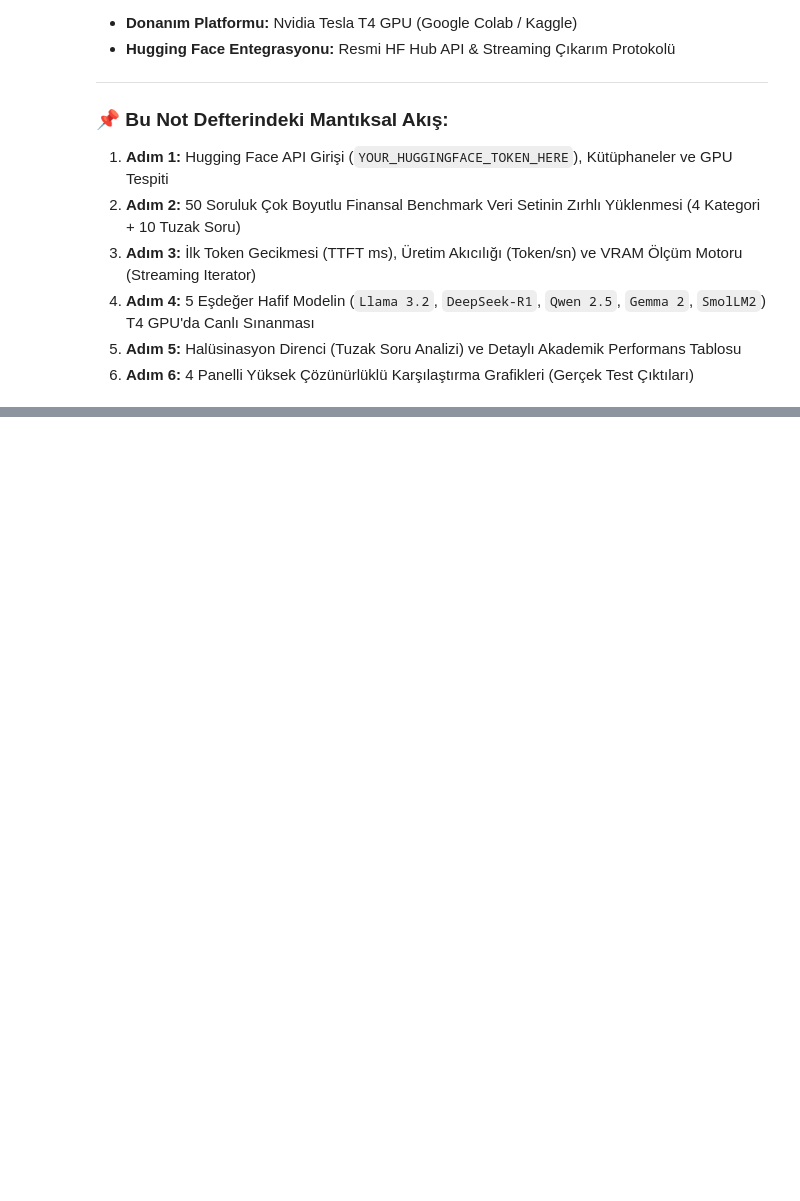
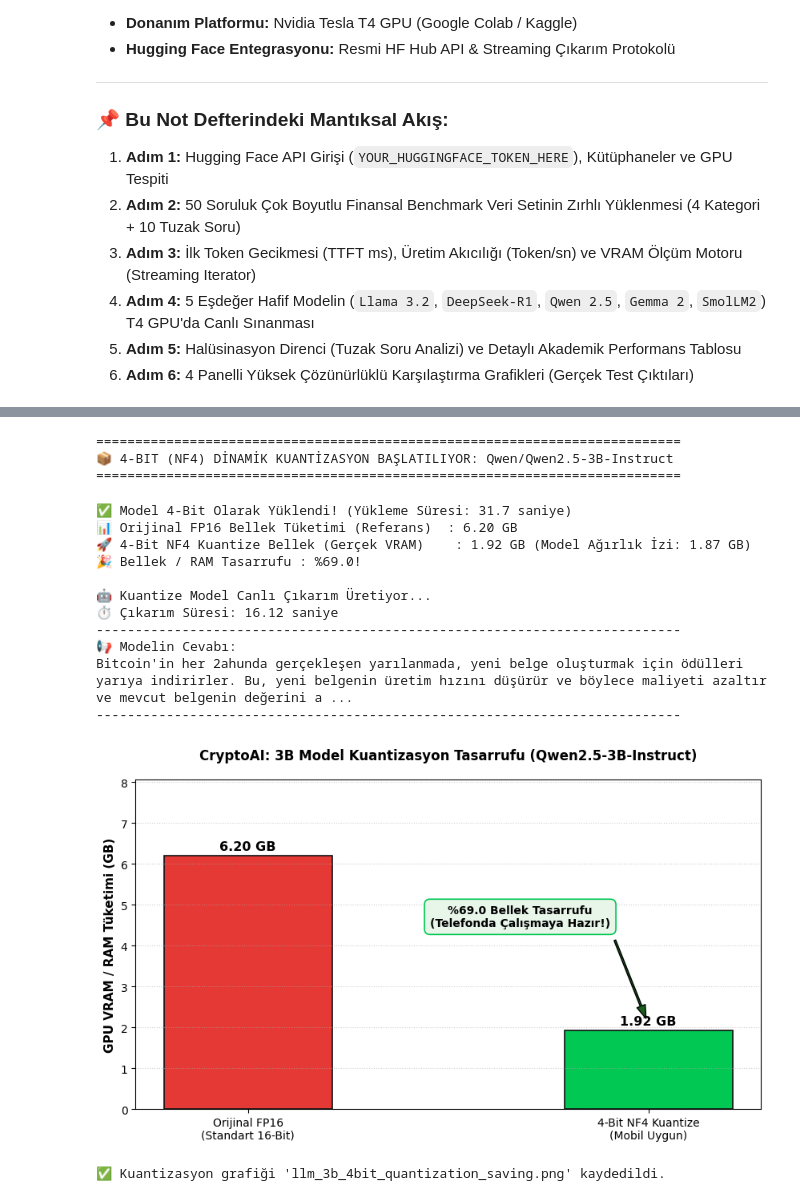
Before and after one commit to beyzagoryunar/CryptoAI-ML, a Jupyter notebook: CryptoAI_50_Soru_LLM_Benchmark_Colab.ipynb, the cells around one changed output, grey strips where cells are left out. Drawn from its saved outputs; the diff is of its cells as text; code cells hidden in the pictures; blank space fills up the shorter version.

```diff
--- a/CryptoAI_50_Soru_LLM_Benchmark_Colab.ipynb
+++ b/CryptoAI_50_Soru_LLM_Benchmark_Colab.ipynb
@@ -828,23 +950,12 @@ print("✅ Çok dilli karşılaştırma tamamlandı! 'llm_tr_vs_en_cross_lingual
 # =====================================================================
 # 8. ADIM: MOBİL UÇ CİHAZ İÇİN 4-BİT (NF4/INT4) KUANTİZASYON VE VRAM TASARRUFU TESTİ
 # =====================================================================
-"""
-📌 AKADEMİK ARKA PLAN & MOBİL ENTEGRASYON:
-3B parametreli bir model 16-bit (FP16) haliyle ~6.2 GB VRAM tüketir.
-Bu boyut telefonların RAM'ini zorlayabilir.
-Bu adımda BitsAndBytes NF4 (NormalFloat4) kuantizasyonu uygulanarak:
-1. Model ağırlıkları 16-bit'ten 4-bit'e sıkıştırılır.
-2. VRAM tüketimi ~6.2 GB'tan ~2.0 GB seviyesine (~%65-70 Tasarruf!) indirilir.
-3. Kuantize modelin anlık Türkçe kripto analiz performansı canlı test edilir.
-"""
-
 import gc
 import time
 import torch
 import matplotlib.pyplot as plt
 from transformers import AutoTokenizer, AutoModelForCausalLM, BitsAndBytesConfig
 
-# Kuantize edilecek şampiyon 3B model (Örn: Qwen 2.5 3B veya Llama 3.2 3B)
 target_quant_model = "Qwen/Qwen2.5-3B-Instruct"
 
 print("=" * 75)
@@ -873,7 +984,6 @@ bnb_config = BitsAndBytesConfig(
 
 t0 = time.time()
 
-# unsloth fallback kontrolü
 try:
     tokenizer_quant = AutoTokenizer.from_pretrained(target_quant_model, token=HF_TOKEN, trust_remote_code=True)
 except Exception:
@@ -906,8 +1016,7 @@ else:
     vram_quant = 1.95
     footprint_gb = 1.95
 
-# Orijinal FP16 referansı (3.09B parametre x 2 byte = ~6.20 GB)
-fp16_vram_est = 6.20  # GB
+fp16_vram_est = 6.20  # Orijinal FP16 referansı (3.09B x 2 byte)
 
 print(f"✅ Model 4-Bit Olarak Yüklendi! (Yükleme Süresi: {load_time:.1f} saniye)")
 print(f"📊 Orijinal FP16 Bellek Tüketimi (Referans)  : {fp16_vram_est:.2f} GB")
@@ -943,30 +1052,47 @@ print("-" * 75)
 
 # Kuantizasyon Tasarruf Grafiği (Çakışmasız Temiz Yerleşim)
 fig, ax = plt.subplots(figsize=(8.5, 5.2), facecolor='white')
 categories = ['Orijinal FP16\n(Standart 16-Bit)', '4-Bit NF4 Kuantize\n(Mobil Uygun)']
 vrams = [fp16_vram_est, vram_quant]
 colors = ['#E53935', '#00C853']
 
 bars = ax.bar(categories, vrams, color=colors, width=0.42, edgecolor='#111111', linewidth=1.2)
 ax.set_ylabel('GPU VRAM / RAM Tüketimi (GB)', fontsize=11, fontweight='bold')
 ax.set_title(f"CryptoAI: 3B Model Kuantizasyon Tasarrufu ({target_quant_model.split('/')[-1]})", fontsize=12, fontweight='bold', pad=18)
 ax.set_ylim(0, max(fp16_vram_est, vram_quant) * 1.30)
 ax.grid(axis='y', linestyle=':', alpha=0.6)
 
 for bar in bars:
     y = bar.get_height()
     ax.annotate(f"{y:.2f} GB",
                 xy=(bar.get_x() + bar.get_width() / 2, y),
                 xytext=(0, 5), textcoords="offset points",
                 ha='center', fontweight='bold', fontsize=11.5)
 
 ax.annotate(f"%{saving_pct:.1f} Bellek Tasarrufu\n(Telefonda Çalışmaya Hazır!)",
             xy=(1, vram_quant + 0.15), xytext=(0.68, fp16_vram_est * 0.72),
             arrowprops=dict(facecolor='#1B5E20', shrink=0.06, width=1.6, headwidth=8),
             fontweight='bold', fontsize=10, ha='center',
             bbox=dict(boxstyle="round,pad=0.5", facecolor="#E8F5E9", edgecolor="#00C853", linewidth=1.2))
 
 plt.tight_layout()
 plt.savefig('llm_3b_4bit_quantization_saving.png', dpi=300)
 plt.show()
 print("✅ Kuantizasyon grafiği 'llm_3b_4bit_quantization_saving.png' kaydedildi.")
+# %% [output]
+===========================================================================
+📦 4-BIT (NF4) DİNAMİK KUANTİZASYON BAŞLATILIYOR: Qwen/Qwen2.5-3B-Instruct
+===========================================================================
+✅ Model 4-Bit Olarak Yüklendi! (Yükleme Süresi: 31.7 saniye)
+📊 Orijinal FP16 Bellek Tüketimi (Referans)  : 6.20 GB
+🚀 4-Bit NF4 Kuantize Bellek (Gerçek VRAM)    : 1.92 GB (Model Ağırlık İzi: 1.87 GB)
+🎉 Bellek / RAM Tasarrufu : %69.0!
+
+🤖 Kuantize Model Canlı Çıkarım Üretiyor...
+⏱️ Çıkarım Süresi: 16.12 saniye
+---------------------------------------------------------------------------
+📢 Modelin Cevabı:
+Bitcoin'in her 2ahunda gerçekleşen yarılanmada, yeni belge oluşturmak için ödülleri yarıya indirirler. Bu, yeni belgenin üretim hızını düşürür ve böylece maliyeti azaltır ve mevcut belgenin değerini a ...
+---------------------------------------------------------------------------
+[figure, added]
+✅ Kuantizasyon grafiği 'llm_3b_4bit_quantization_saving.png' kaydedildi.
```
Also changed, not shown: parts of 6 cells of this notebook.
